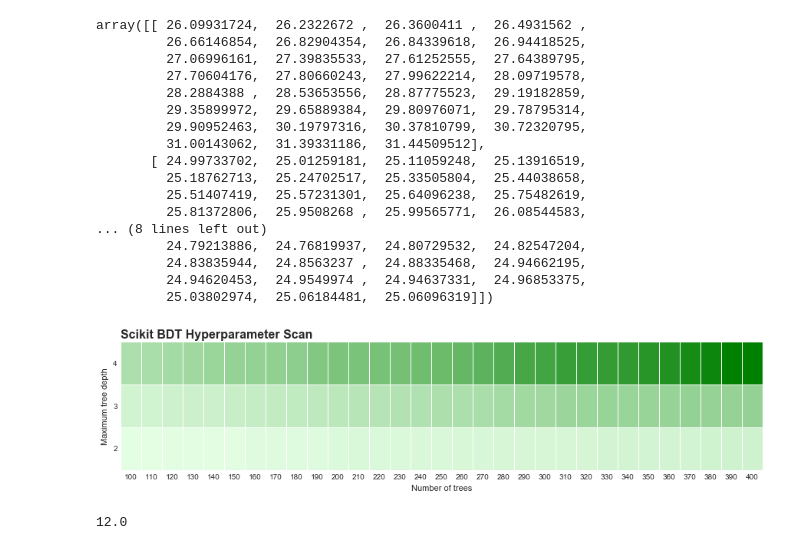
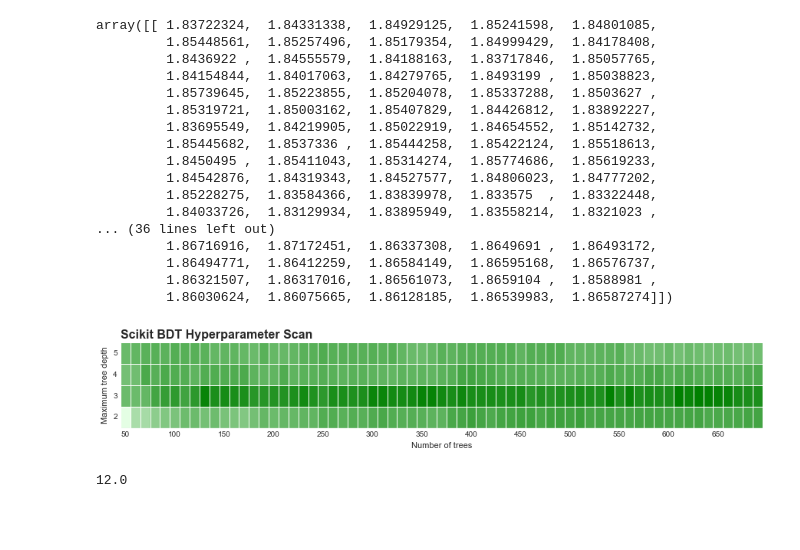
Before and after one commit to jimpala/msci-hep, a Jupyter notebook: skl_gridsearches/BDT_gridsearch_explore.ipynb, the cells around one changed output. Drawn from its saved outputs; the diff is of its cells as text; code cells hidden in the pictures; blank space fills up the shorter version.

```diff
--- a/skl_gridsearches/BDT_gridsearch_explore.ipynb
+++ b/skl_gridsearches/BDT_gridsearch_explore.ipynb
@@ -42,64 +42,66 @@ plt.show()
 # %%
-scores_2depth = df_2jet2fold[df_2jet2fold['param_base_estimator__max_depth'] == 2]['mean_train_score'].as_matrix()
-scores_3depth = df_2jet2fold[df_2jet2fold['param_base_estimator__max_depth'] == 3]['mean_train_score'].as_matrix()
-scores_4depth = df_2jet2fold[df_2jet2fold['param_base_estimator__max_depth'] == 4]['mean_train_score'].as_matrix()
+scores_2depth = df_2jet2fold[df_2jet2fold['param_base_estimator__max_depth'] == 2]['mean_test_score'].as_matrix()
+scores_3depth = df_2jet2fold[df_2jet2fold['param_base_estimator__max_depth'] == 3]['mean_test_score'].as_matrix()
+scores_4depth = df_2jet2fold[df_2jet2fold['param_base_estimator__max_depth'] == 4]['mean_test_score'].as_matrix()
+scores_5depth = df_2jet2fold[df_2jet2fold['param_base_estimator__max_depth'] == 5]['mean_test_score'].as_matrix()
 
-scores = np.vstack((scores_4depth, scores_3depth, scores_2depth))
+
+scores = np.vstack((scores_5depth, scores_4depth, scores_3depth, scores_2depth))
 scores
 # %% [output]
-array([[ 26.09931724,  26.2322672 ,  26.3600411 ,  26.4931562 ,
-         26.66146854,  26.82904354,  26.84339618,  26.94418525,
-         27.06996161,  27.39835533,  27.61252555,  27.64389795,
-         27.70604176,  27.80660243,  27.99622214,  28.09719578,
-         28.2884388 ,  28.53653556,  28.87775523,  29.19182859,
-         29.35899972,  29.65889384,  29.80976071,  29.78795314,
-         29.90952463,  30.19797316,  30.37810799,  30.72320795,
-         31.00143062,  31.39331186,  31.44509512],
-       [ 24.99733702,  25.01259181,  25.11059248,  25.13916519,
-         25.18762713,  25.24702517,  25.33505804,  25.44038658,
-         25.51407419,  25.57231301,  25.64096238,  25.75482619,
-         25.81372806,  25.9508268 ,  25.99565771,  26.08544583,
-... (8 lines left out)
-         24.79213886,  24.76819937,  24.80729532,  24.82547204,
-         24.83835944,  24.8563237 ,  24.88335468,  24.94662195,
-         24.94620453,  24.9549974 ,  24.94637331,  24.96853375,
-         25.03802974,  25.06184481,  25.06096319]])
+array([[ 1.83722324,  1.84331338,  1.84929125,  1.85241598,  1.84801085,
+         1.85448561,  1.85257496,  1.85179354,  1.84999429,  1.84178408,
+         1.8436922 ,  1.84555579,  1.84188163,  1.83717846,  1.85057765,
+         1.84154844,  1.84017063,  1.84279765,  1.8493199 ,  1.85038823,
+         1.85739645,  1.85223855,  1.85204078,  1.85337288,  1.8503627 ,
+         1.85319721,  1.85003162,  1.85407829,  1.84426812,  1.83892227,
+         1.83695549,  1.84219905,  1.85022919,  1.84654552,  1.85142732,
+         1.85445682,  1.8537336 ,  1.85444258,  1.85422124,  1.85518613,
+         1.8450495 ,  1.85411043,  1.85314274,  1.85774686,  1.85619233,
+         1.84542876,  1.84319343,  1.84527577,  1.84806023,  1.84777202,
+         1.85228275,  1.83584366,  1.83839978,  1.833575  ,  1.83322448,
+         1.84033726,  1.83129934,  1.83895949,  1.83558214,  1.8321023 ,
+... (36 lines left out)
+         1.86716916,  1.87172451,  1.86337308,  1.8649691 ,  1.86493172,
+         1.86494771,  1.86412259,  1.86584149,  1.86595168,  1.86576737,
+         1.86321507,  1.86317016,  1.86561073,  1.8659104 ,  1.8588981 ,
+         1.86030624,  1.86075665,  1.86128185,  1.86539983,  1.86587274]])
 # %%
-fig, ax = plt.subplots(figsize=(15,3))
+fig, ax = plt.subplots(figsize=(15,2))
 cmap2 = sns.light_palette("green", as_cmap=True)
 
 # rcParams
 mpl.rcParams['axes.titlesize'] = 16.
 mpl.rcParams['axes.titleweight'] = 'bold'
 
 
 ax.imshow(scores, cmap=cmap2,
-          interpolation='none', extent=[100,410,2,5], aspect='auto')
-plt.xticks(np.arange(100, 411, 10))
-plt.yticks(np.arange(2, 5.1, 1))
+          interpolation='none', extent=[50,700,2,6], aspect='auto')
+ax.set_xticks(np.arange(50, 701, 10))
+ax.set_yticks(np.arange(2, 6.1, 1))
 
 # Hide major tick labels
 ax.set_xticklabels('')
 ax.set_yticklabels('')
 
 
 # Customize minor tick labels
-ax.set_xticks(np.arange(105, 415, 10), minor=True)
-ax.set_xticklabels(np.arange(100, 410, 10), minor=True)
+ax.set_xticks(np.arange(55, 705, 50), minor=True)
+ax.set_xticklabels(np.arange(50, 700, 50), minor=True)
 
 # Customize minor tick labels
-ax.set_yticks([2.5,3.5,4.5],      minor=True)
-ax.set_yticklabels(['2','3','4'], minor=True)
+ax.set_yticks([2.5,3.5,4.5,5.5], minor=True)
+ax.set_yticklabels(['2','3','4','5'], minor=True)
 
 # Titles
 ax.set_xlabel('Number of trees')
 ax.set_ylabel('Maximum tree depth')
 ax.set_title('Scikit BDT Hyperparameter Scan', loc='left')
 
 
 plt.show()
 # %% [output]
-[figure, old version]
+[figure, new version]
 # %%
 mpl.rcParams['axes.titlesize']
 # %% [output]
```
Also changed, not shown: parts of 2 cells of this notebook, 9 other files.
